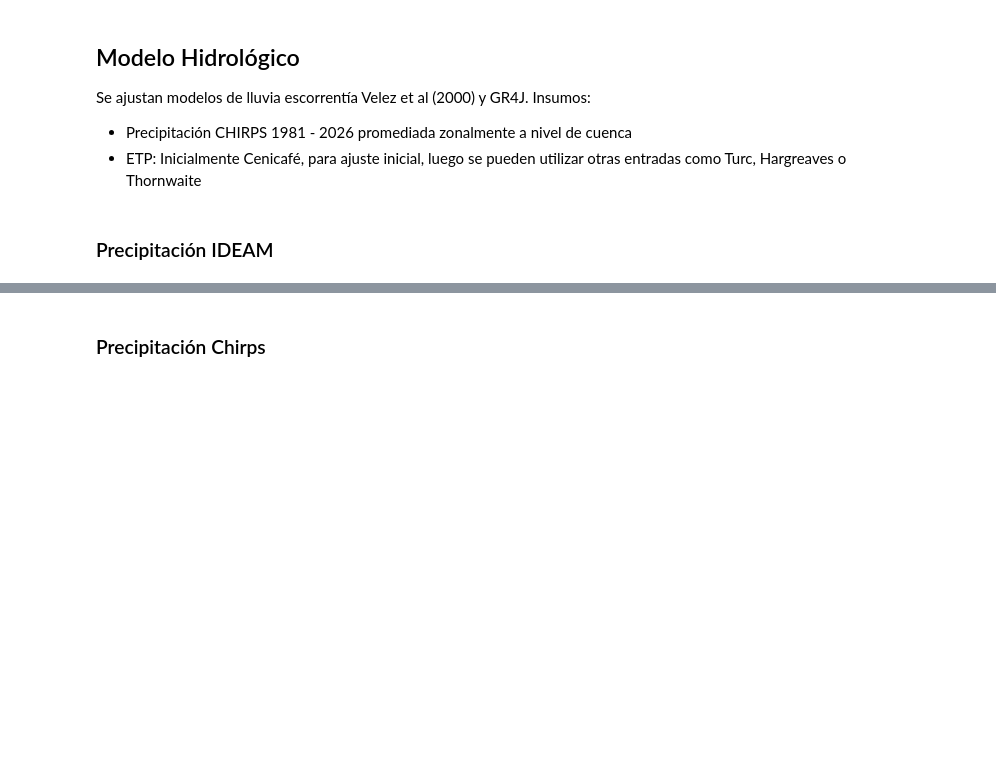
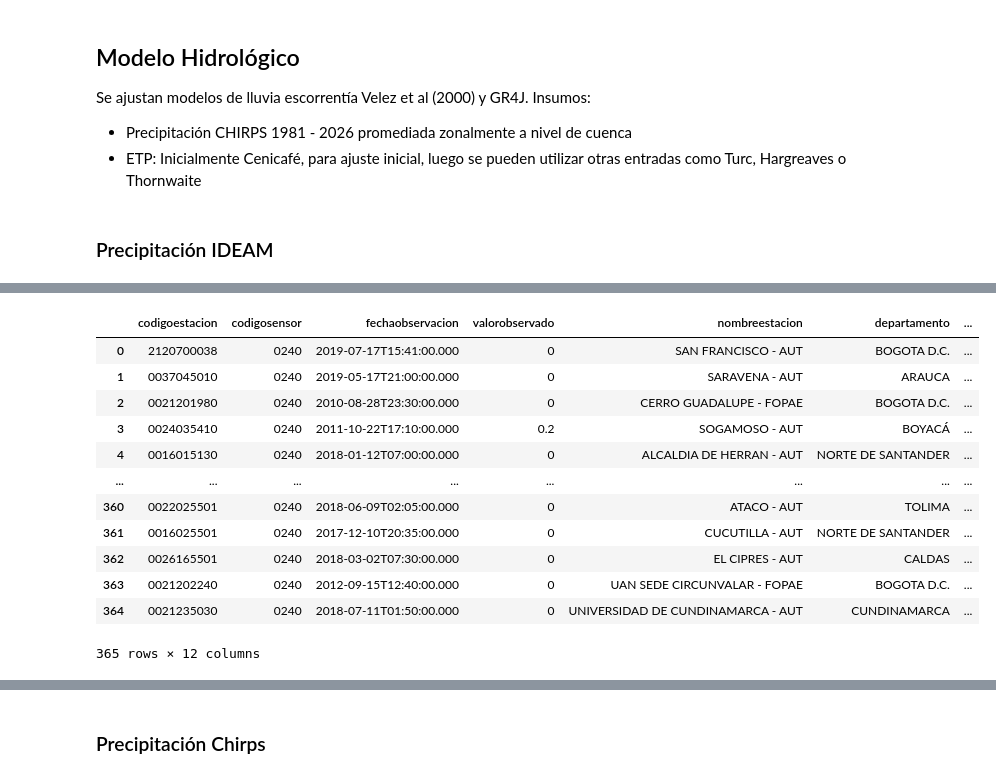
Before and after one commit to Juliant06/hidrologia_saldana, a Jupyter notebook: hidrologia_saldana.ipynb, the cells around one changed output, grey strips where cells are left out. Cells and saved outputs as stored; diff of their text form; code cells hidden in the pictures; blank space fills up the shorter version.

```diff
--- a/hidrologia_saldana.ipynb
+++ b/hidrologia_saldana.ipynb
@@ -219,0 +227,5 @@ Name: Codigo, dtype: object
+# %%
+fecha_inicial = "2000-01-01"
+fecha_final = "2025-01-01"
+
+range_dates = pd.date_range(fecha_inicial,fecha_final,freq='YE')
@@ -219,0 +329,16 @@ Name: Codigo, dtype: object
+# %%
+df_anual
+# %% [output]
+|  | codigoestacion | codigosensor | fechaobservacion | valorobservado | nombreestacion | departamento | ... |
+| 0 | 2120700038 | 0240 | 2019-07-17T15:41:00.000 | 0 | SAN FRANCISCO - AUT | BOGOTA D.C. | ... |
+| 1 | 0037045010 | 0240 | 2019-05-17T21:00:00.000 | 0 | SARAVENA - AUT | ARAUCA | ... |
+| 2 | 0021201980 | 0240 | 2010-08-28T23:30:00.000 | 0 | CERRO GUADALUPE - FOPAE | BOGOTA D.C. | ... |
+| 3 | 0024035410 | 0240 | 2011-10-22T17:10:00.000 | 0.2 | SOGAMOSO - AUT | BOYACÁ | ... |
+| 4 | 0016015130 | 0240 | 2018-01-12T07:00:00.000 | 0 | ALCALDIA DE HERRAN - AUT | NORTE DE SANTANDER | ... |
+| ... | ... | ... | ... | ... | ... | ... | ... |
+| 360 | 0022025501 | 0240 | 2018-06-09T02:05:00.000 | 0 | ATACO - AUT | TOLIMA | ... |
+| 361 | 0016025501 | 0240 | 2017-12-10T20:35:00.000 | 0 | CUCUTILLA - AUT | NORTE DE SANTANDER | ... |
+| 362 | 0026165501 | 0240 | 2018-03-02T07:30:00.000 | 0 | EL CIPRES - AUT | CALDAS | ... |
+| 363 | 0021202240 | 0240 | 2012-09-15T12:40:00.000 | 0 | UAN SEDE CIRCUNVALAR - FOPAE | BOGOTA D.C. | ... |
+| 364 | 0021235030 | 0240 | 2018-07-11T01:50:00.000 | 0 | UNIVERSIDAD DE CUNDINAMARCA - AUT | CUNDINAMARCA | ... |
+365 rows × 12 columns
```
Also changed, not shown: parts of 9 cells of this notebook.
